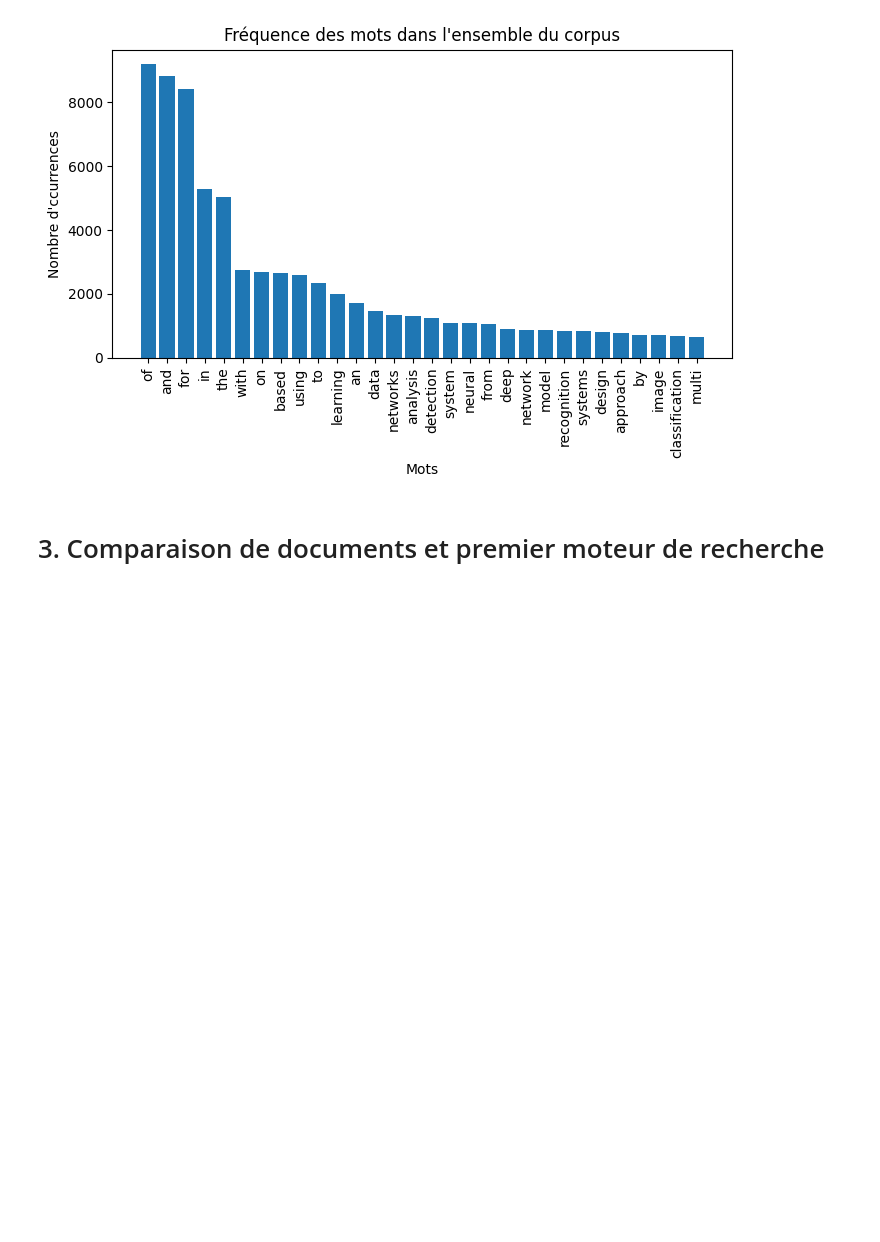
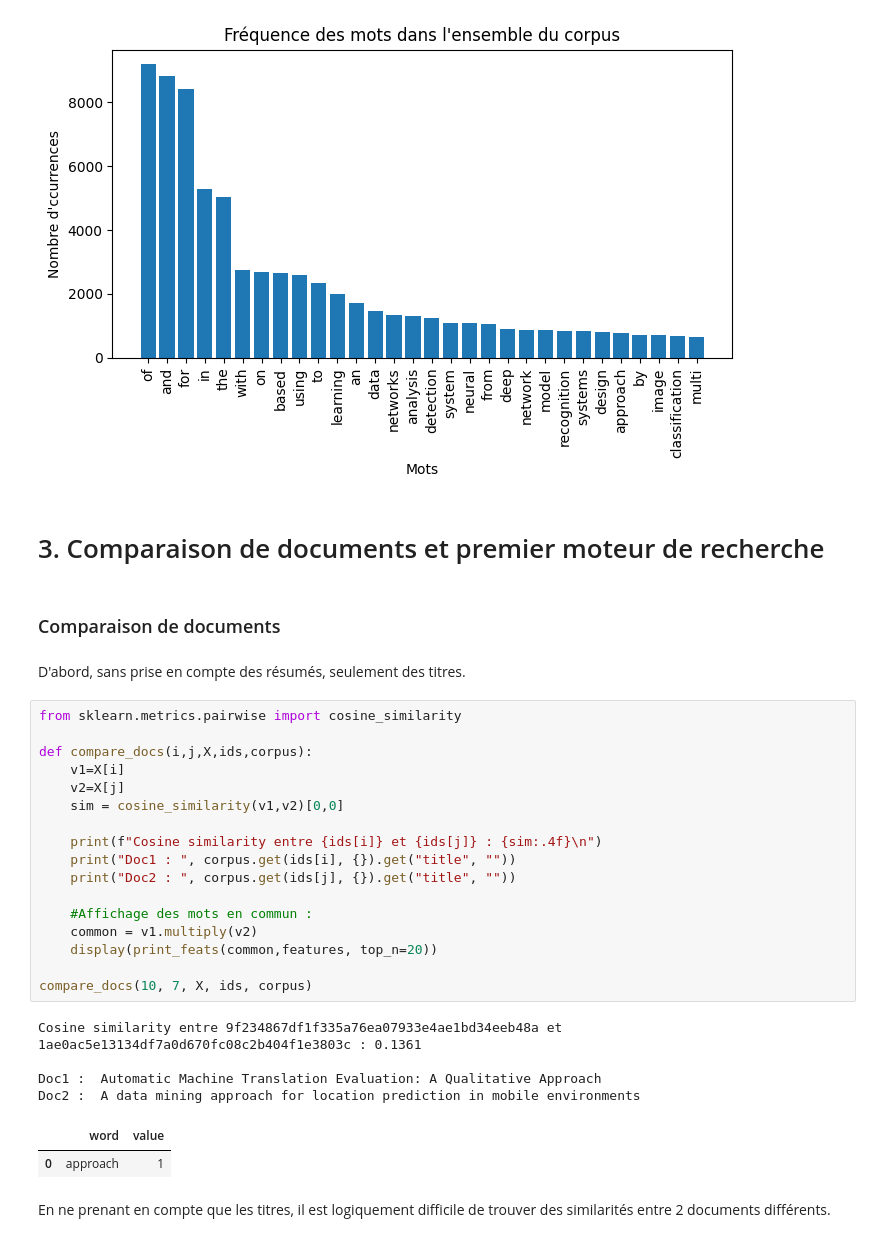
Before and after one commit to tpapon/BE2_DS, a Jupyter notebook: notebook_thomas.ipynb, the cells around one changed output. Drawn from its saved outputs; the diff is of its cells as text; blank space fills up the shorter version.

```diff
--- a/notebook_thomas.ipynb
+++ b/notebook_thomas.ipynb
@@ -293,3 +293,33 @@ plt.show()
 [figure]
 # %% [markdown]
 # 3. Comparaison de documents et premier moteur de recherche
+# %% [markdown]
+### Comparaison de documents
+# %% [markdown]
+D'abord, sans prise en compte des résumés, seulement des titres.
+# %%
+from sklearn.metrics.pairwise import cosine_similarity
+
+def compare_docs(i,j,X,ids,corpus):
+    v1=X[i]
+    v2=X[j]
+    sim = cosine_similarity(v1,v2)[0,0]
+
+    print(f"Cosine similarity entre {ids[i]} et {ids[j]} : {sim:.4f}\n")
+    print("Doc1 : ", corpus.get(ids[i], {}).get("title", ""))
+    print("Doc2 : ", corpus.get(ids[j], {}).get("title", ""))
+
+    #Affichage des mots en commun :
+    common = v1.multiply(v2)
+    display(print_feats(common,features, top_n=20))
+
+compare_docs(10, 7, X, ids, corpus)
+# %% [output]
+Cosine similarity entre 9f234867df1f335a76ea07933e4ae1bd34eeb48a et 1ae0ac5e13134df7a0d670fc08c2b404f1e3803c : 0.1361
+
+Doc1 :  Automatic Machine Translation Evaluation: A Qualitative Approach
+Doc2 :  A data mining approach for location prediction in mobile environments
+|  | word | value |
+| 0 | approach | 1 |
+# %% [markdown]
+En ne prenant en compte que les titres, il est logiquement difficile de trouver des similarités entre 2 documents différents.
```
